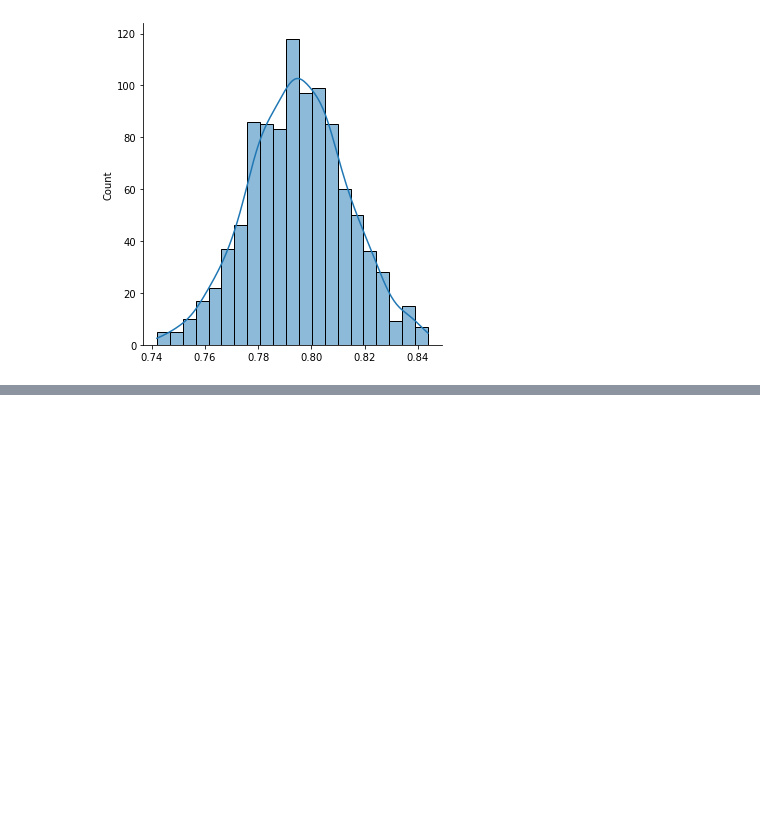
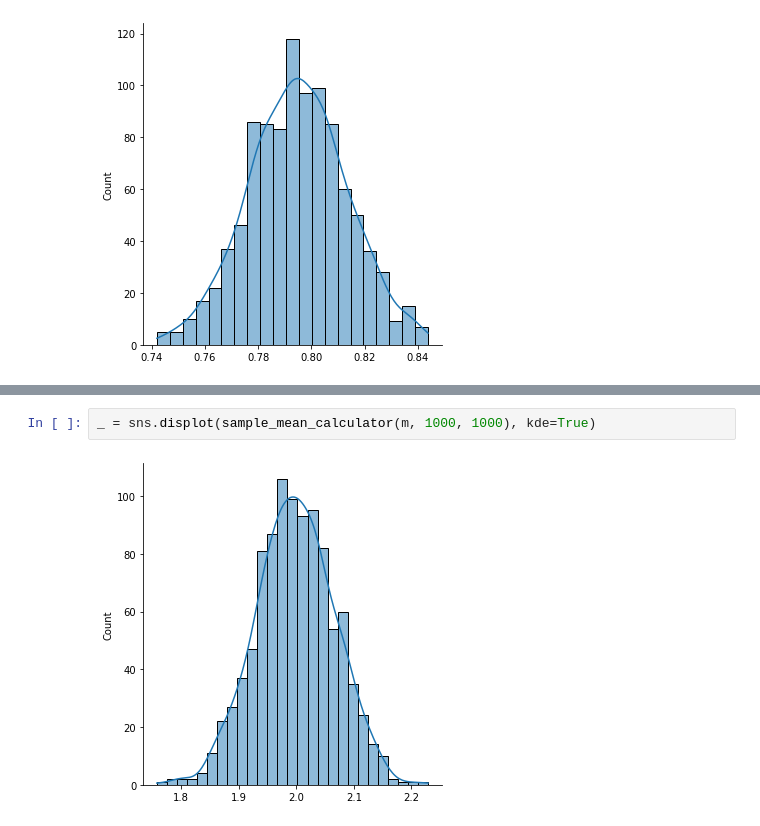
Before and after one commit to Shemnderitu/Statisticsfordatascience, a Jupyter notebook: Prac3.ipynb, the cells around one changed output, grey strips where cells are left out. Cells and saved outputs as stored; diff of their text form; blank space fills up the shorter version.

```diff
--- a/Prac3.ipynb
+++ b/Prac3.ipynb
@@ -166,0 +175,4 @@ _ = sns.displot(sample_mean_calculator(s, 1000, 1000), kde=True)
+# %%
+_ = sns.displot(sample_mean_calculator(m, 1000, 1000), kde=True)
+# %% [output]
+[figure, added]
```
Also changed, not shown: parts of 3 cells of this notebook.
